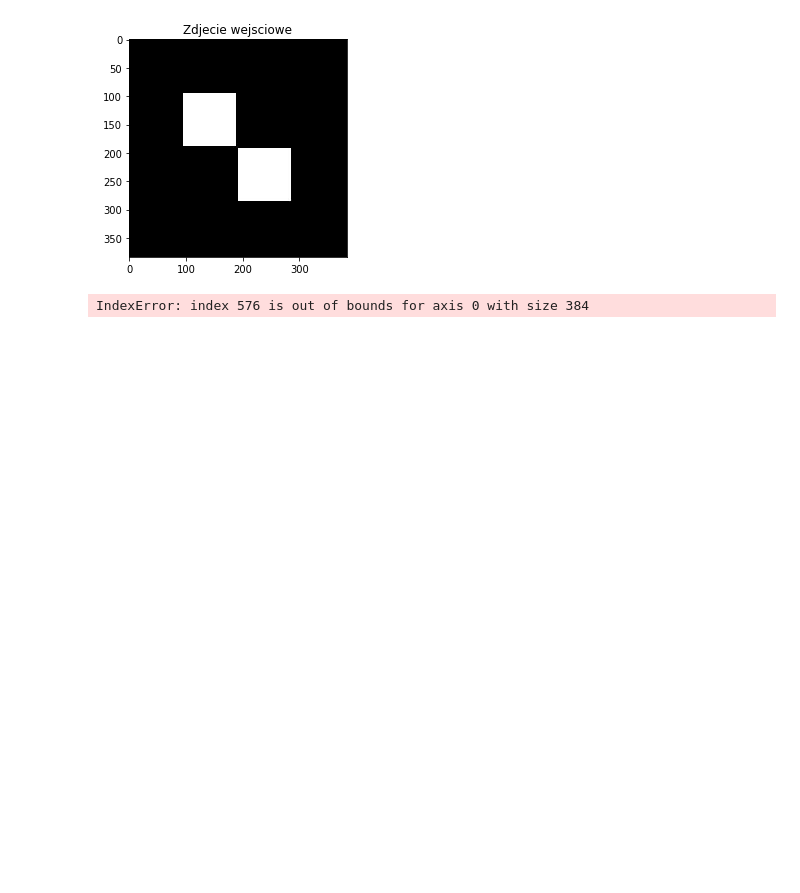
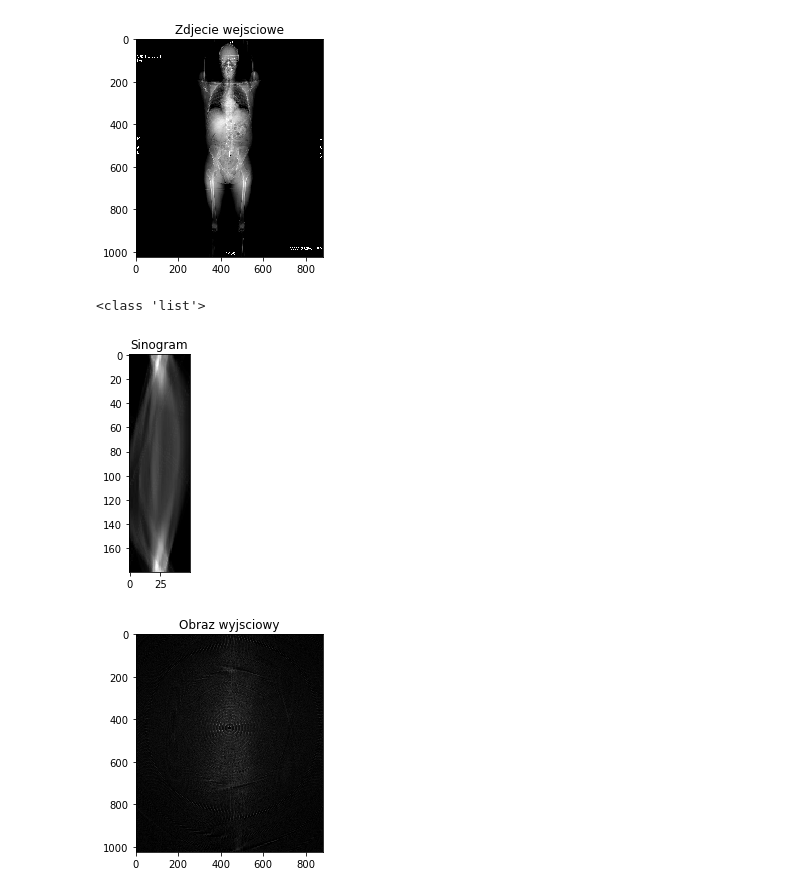
Before and after one commit to zimniakkajetan/IwM-tomograf, a Jupyter notebook: Untitled.ipynb, the cells around one changed output. Cells and saved outputs as stored; diff of their text form; code cells hidden in the pictures; blank space fills up the shorter version.

```diff
--- a/Untitled.ipynb
+++ b/Untitled.ipynb
@@ -3,6 +3,7 @@ import numpy as np
 from matplotlib import pyplot as plt
 from skimage.color import rgb2gray
 from skimage import data, io
+import scipy.signal
 
 def bresenhamLine(x1, y1, x2, y2):
 
@@ -57,7 +58,6 @@ def makeSinogram(pic):
     rozpietosc = 90
     rozpietoscRadiany=rozpietosc*np.pi/180;
     pic_size = len(pic[0])
-
     r = pic_size
 
     sinogram = []
@@ -94,41 +94,46 @@ def makeSinogram(pic):
                 sinogram[-1].append(0)
             lines[-1].append([x0, y0, x1, y1])
         i+=alpha
+    print(type(sinogram))
     return sinogram, lines
 
 def makePicture(sinog, lines, pic):
     picture2 = np.zeros([np.shape(pic)[0],np.shape(pic)[1]])
     a = np.shape(sinog)[0]
     b = np.shape(sinog)[1]
     for i in range(0, a, 1):
         for j in range(0, b, 1):
             x0,y0,x1,y1 = lines[i][j]
             line = bresenhamLine(x0, y0, x1, y1)
             for [x,y] in line:
                 if x >= 0 and y >= 0 and x < np.shape(pic)[0] and y < np.shape(pic)[1]:
                     picture2[x][y] += sinog[i][j]
-
+    #print(picture2)
+    #kernel = np.array([[-2, -1, 0], [-1, 1, 1], [0, 1, 2]])
+    #picture2 = scipy.signal.convolve2d(picture2, kernel)
+    #em_img*=255
     return picture2
 
 if __name__ == "__main__":
 
-    picture = rgb2gray(io.imread("foto1/Kwadraty2.jpg"))
-
+    picture = rgb2gray(io.imread("foto1/CT_ScoutView.jpg"))
     plt.figure()
     plt.title("Zdjecie wejsciowe")
     plt.imshow(picture, cmap='gray')
     plt.show()
 
     sinogramP, lines = makeSinogram(picture)
-    print(np.shape(sinogramP))
+    #print(np.shape(sinogramP))
     plt.title("Sinogram")
     plt.imshow(sinogramP,cmap='gray')
     plt.show()
 
     pic2 = makePicture(sinogramP, lines, picture)
     plt.title("Obraz wyjsciowy")
     plt.imshow(pic2,cmap='gray')
     plt.show()
 # %% [output]
-[figure, old version]
+[figure, new version]
-IndexError: index 576 is out of bounds for axis 0 with size 384
+<class 'list'>
+[figure, added]
+[figure, added]
```
Also changed, not shown: 1 other file.
